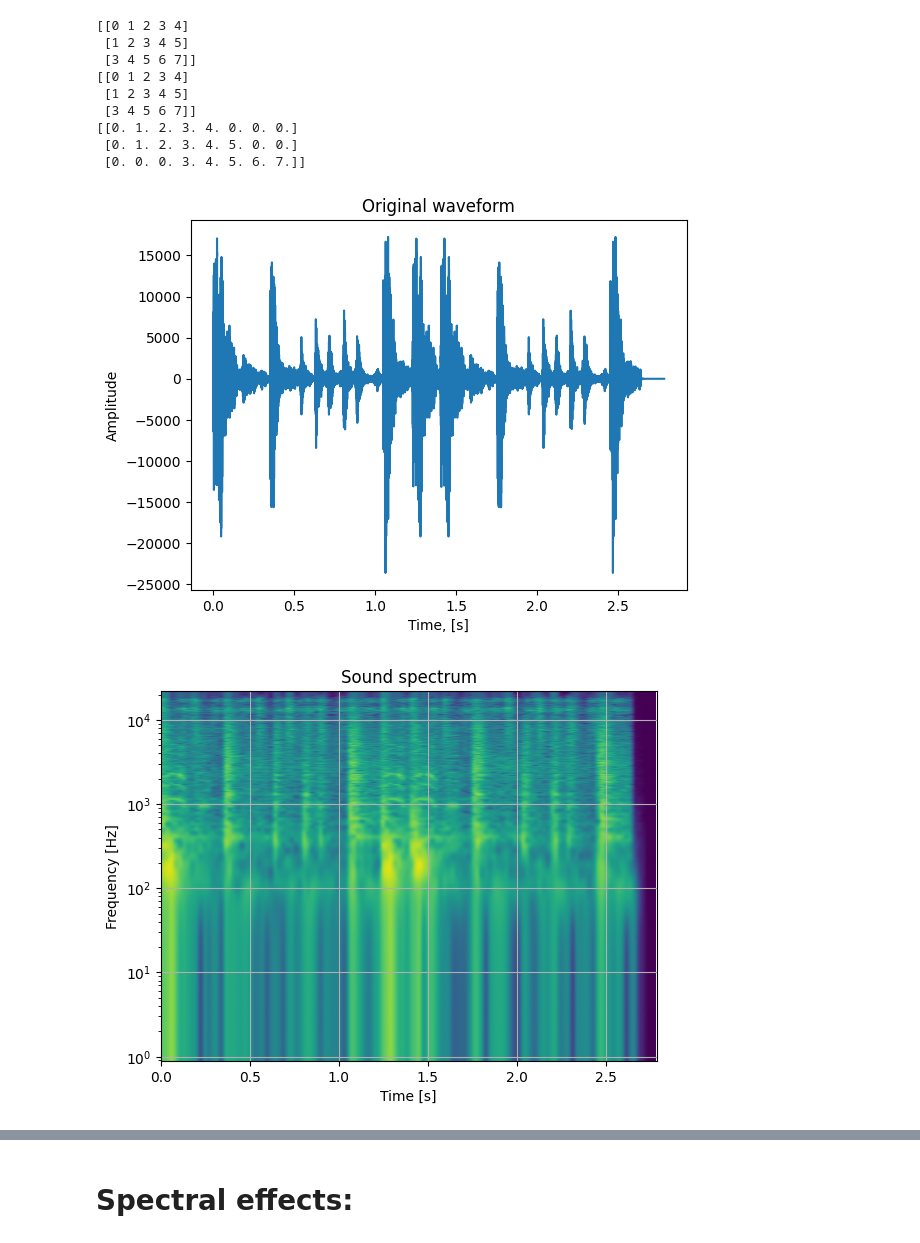
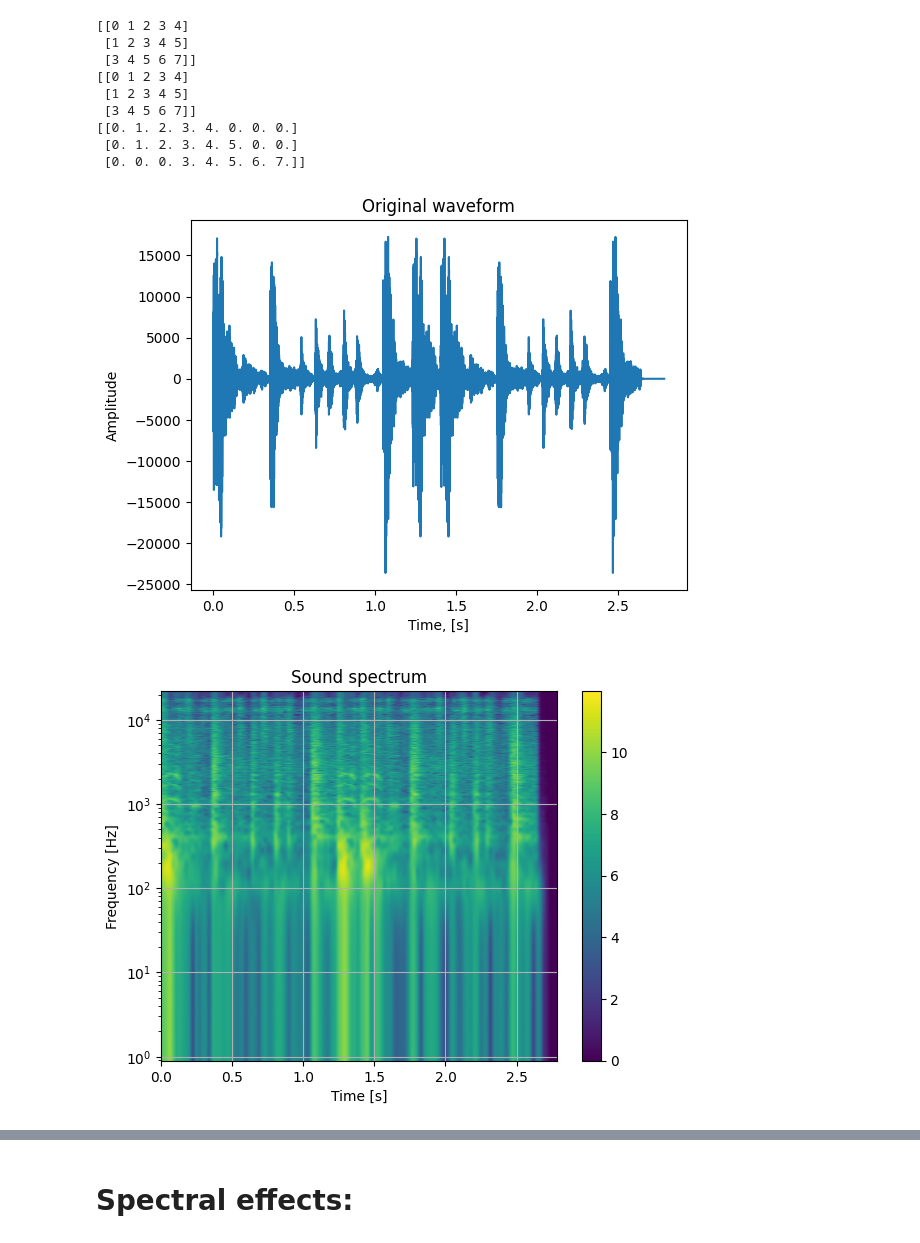
Before and after one commit to geekrope/dft, a Jupyter notebook: dft.ipynb, the cells around one changed output, grey strips where cells are left out. Saved outputs shown, nothing was run; the diff lists cells and outputs as text; code cells hidden in the pictures.

```diff
--- a/dft.ipynb
+++ b/dft.ipynb
@@ -262,6 +290,9 @@ plt.title("Original waveform")
 plot_waveform(data[:, 0], sample_rate)
 plt.show()
 
+def freq_to_bin(freq, sample_rate, frame_size):
+  return int(freq * frame_size / sample_rate)
+
 def overlap_size(frame_size, overlap):
     return int(frame_size * (1 - overlap))
 
@@ -278,11 +309,13 @@ def split_frames(data, frame_size, overlap):
 
     return padded[overlapped_index(len(padded), frame_size, overlap)].T, len(padded)
 
-def restore_from_frames(frames, sample_size, frame_size, overlap):
+def restore_from_frames(frames, sample_size, frame_size, overlap, window_func = None):
     frame_size_overlapped = overlap_size(frame_size, overlap)
     frames_count = frames.shape[1]
 
-    window_func = np.hamming(frame_size)
+    if window_func is None:
+        window_func = np.hanning(frame_size)
+
     frames = frames.T * window_func
 
     column_index = np.arange(frame_size) + (np.arange(frames_count) * frame_size_overlapped)[:, None]
@@ -309,31 +342,32 @@ def plot_spectrogram(spectral_data, frame_size, sample_rate, im=None, ax=None):
 
     if ax is None:
         ax = plt.gca()
     if im is None:
         ax.set_yscale('log')
         im = ax.imshow(data_log, aspect='auto', origin='lower',
                        extent=[0, duration, 0, sample_rate / 2], interpolation='quadric')
         ax.set_xlabel("Time [s]")
         ax.set_ylabel("Frequency [Hz]")
+        ax.figure.colorbar(im, ax=ax)
         ax.grid(True)
         return im, ax
     else:
         im.set_data(data_log)
         ax.figure.canvas.draw_idle()
         ax.grid(True)
         return im, ax
 
 
 spectral_data, sample_size = spectrogram(data[:, 0], frame_size, overlap = 0)
 
 plt.title("Sound spectrum")
 plot_spectrogram(spectral_data, frame_size, sample_rate)
 plt.show()
 
 reconstructed = restore_from_spectrum(spectral_data, sample_size, frame_size, 0)
 plt.title("Restored waveform")
 plot_waveform(reconstructed, sample_rate)
 plt.show()
 # %% [output]
 [figure]
-[figure, old version]
+[figure, new version]
```
Also changed, not shown: parts of 8 cells of this notebook.
